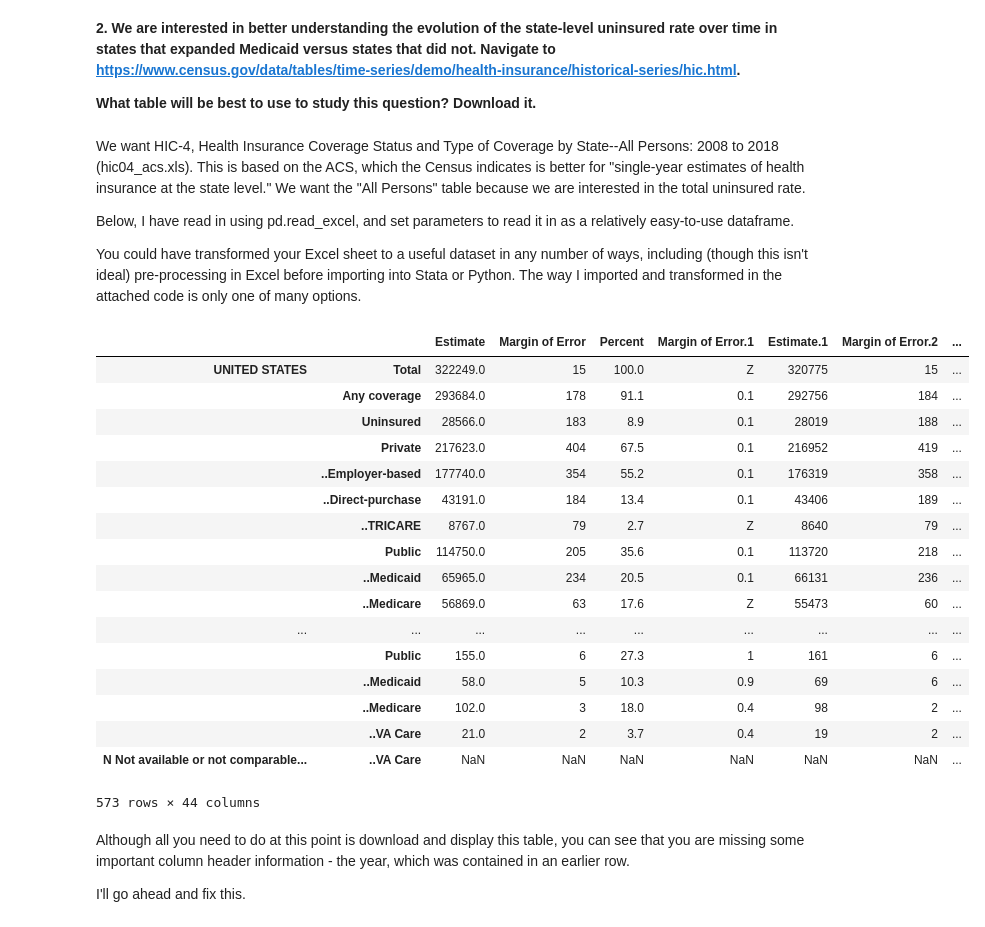
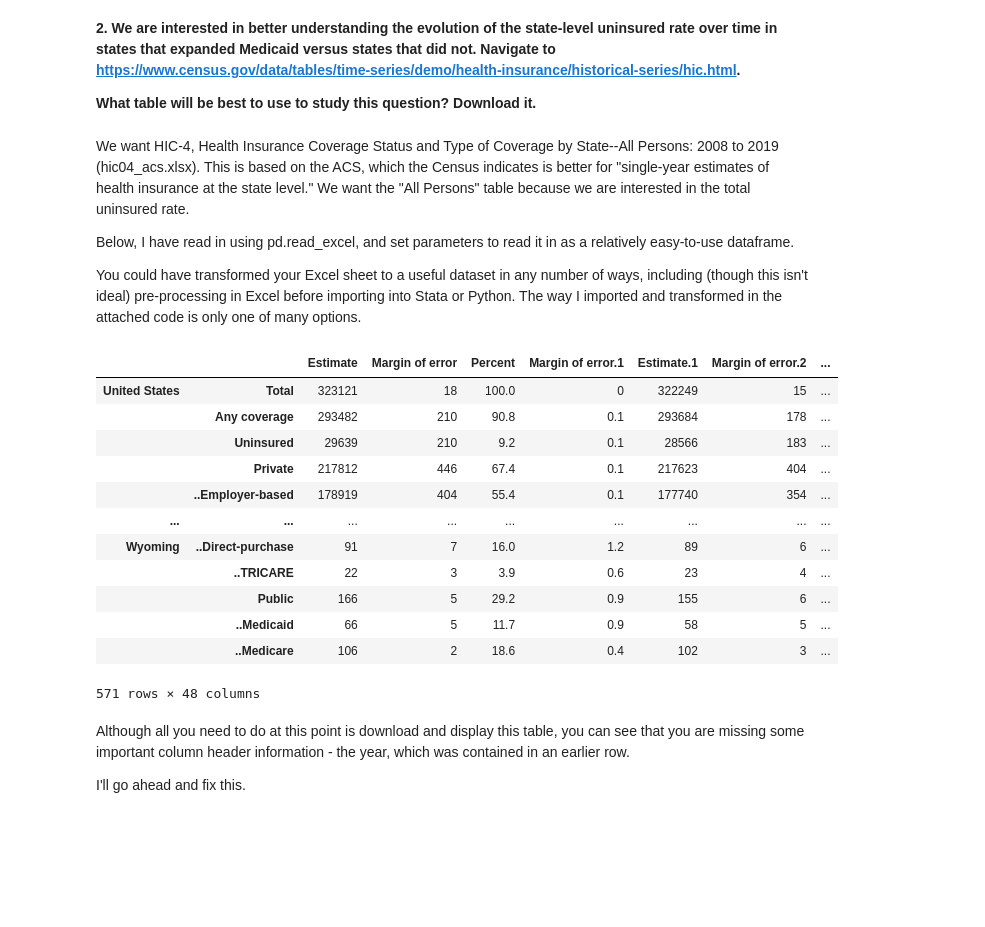
Before and after one commit to akilby/teaching, a Jupyter notebook: MedicaidExpansion/py/MedicaidExpansion.ipynb, the cells around one changed output. Cells and saved outputs as stored; diff of their text form; code cells hidden in the pictures; blank space fills up the shorter version.

```diff
--- a/MedicaidExpansion/py/MedicaidExpansion.ipynb
+++ b/MedicaidExpansion/py/MedicaidExpansion.ipynb
@@ -48,34 +48,29 @@ https://www.census.gov/data/tables/time-series/demo/health-insurance/historical-
 
 **What table will be best to use to study this question? Download it.**
 # %% [markdown]
-We want HIC-4, Health Insurance Coverage Status and Type of Coverage by State--All Persons: 2008 to 2018 (hic04_acs.xls). This is based on the ACS, which the Census indicates is better for "single-year estimates of health insurance at the state level." We want the "All Persons" table because we are interested in the total uninsured rate.
+We want HIC-4, Health Insurance Coverage Status and Type of Coverage by State--All Persons: 2008 to 2019 (hic04_acs.xlsx). This is based on the ACS, which the Census indicates is better for "single-year estimates of health insurance at the state level." We want the "All Persons" table because we are interested in the total uninsured rate.
 
 Below, I have read in using pd.read_excel, and set parameters to read it in as a relatively easy-to-use dataframe.
 
 You could have transformed your Excel sheet to a useful dataset in any number of ways, including (though this isn't ideal) pre-processing in Excel before importing into Stata or Python. The way I imported and transformed in the attached code is only one of many options.
 # %%
-hic04_acs = 'https://www2.census.gov/programs-surveys/demo/tables/health-insurance/time-series/acs/hic04_acs.xls'
-df_insurance = pd.read_excel(hic04_acs, index_col=[0,1], header=4, skipfooter=4)
+hic04_acs = 'https://www2.census.gov/programs-surveys/demo/tables/health-insurance/time-series/acs/hic04_acs.xlsx'
+df_insurance = pd.read_excel(hic04_acs, index_col=[0,1], header=4, skipfooter=5)
 df_insurance
 # %% [output]
-|  |  | Estimate | Margin of Error | Percent | Margin of Error.1 | Estimate.1 | Margin of Error.2 | ... |
-| UNITED STATES | Total | 322249.0 | 15 | 100.0 | Z | 320775 | 15 | ... |
-|  | Any coverage | 293684.0 | 178 | 91.1 | 0.1 | 292756 | 184 | ... |
-|  | Uninsured | 28566.0 | 183 | 8.9 | 0.1 | 28019 | 188 | ... |
-|  | Private | 217623.0 | 404 | 67.5 | 0.1 | 216952 | 419 | ... |
-|  | ..Employer-based | 177740.0 | 354 | 55.2 | 0.1 | 176319 | 358 | ... |
-|  | ..Direct-purchase | 43191.0 | 184 | 13.4 | 0.1 | 43406 | 189 | ... |
-|  | ..TRICARE | 8767.0 | 79 | 2.7 | Z | 8640 | 79 | ... |
-|  | Public | 114750.0 | 205 | 35.6 | 0.1 | 113720 | 218 | ... |
-|  | ..Medicaid | 65965.0 | 234 | 20.5 | 0.1 | 66131 | 236 | ... |
-|  | ..Medicare | 56869.0 | 63 | 17.6 | Z | 55473 | 60 | ... |
+|  |  | Estimate | Margin of error | Percent | Margin of error.1 | Estimate.1 | Margin of error.2 | ... |
+| United States | Total | 323121 | 18 | 100.0 | 0 | 322249 | 15 | ... |
+|  | Any coverage | 293482 | 210 | 90.8 | 0.1 | 293684 | 178 | ... |
+|  | Uninsured | 29639 | 210 | 9.2 | 0.1 | 28566 | 183 | ... |
+|  | Private | 217812 | 446 | 67.4 | 0.1 | 217623 | 404 | ... |
+|  | ..Employer-based | 178919 | 404 | 55.4 | 0.1 | 177740 | 354 | ... |
 | ... | ... | ... | ... | ... | ... | ... | ... | ... |
-|  | Public | 155.0 | 6 | 27.3 | 1 | 161 | 6 | ... |
-|  | ..Medicaid | 58.0 | 5 | 10.3 | 0.9 | 69 | 6 | ... |
-|  | ..Medicare | 102.0 | 3 | 18.0 | 0.4 | 98 | 2 | ... |
-|  | ..VA Care | 21.0 | 2 | 3.7 | 0.4 | 19 | 2 | ... |
-| N Not available or not comparable... | ..VA Care | NaN | NaN | NaN | NaN | NaN | NaN | ... |
+| Wyoming | ..Direct-purchase | 91 | 7 | 16.0 | 1.2 | 89 | 6 | ... |
+|  | ..TRICARE | 22 | 3 | 3.9 | 0.6 | 23 | 4 | ... |
+|  | Public | 166 | 5 | 29.2 | 0.9 | 155 | 6 | ... |
+|  | ..Medicaid | 66 | 5 | 11.7 | 0.9 | 58 | 5 | ... |
+|  | ..Medicare | 106 | 2 | 18.6 | 0.4 | 102 | 3 | ... |
-573 rows × 44 columns
+571 rows × 48 columns
 # %% [markdown]
 Although all you need to do at this point is download and display this table, you can see that you are missing some important column header information - the year, which was contained in an earlier row.
 
```
Also changed, not shown: parts of 47 cells of this notebook, 26 other files.
